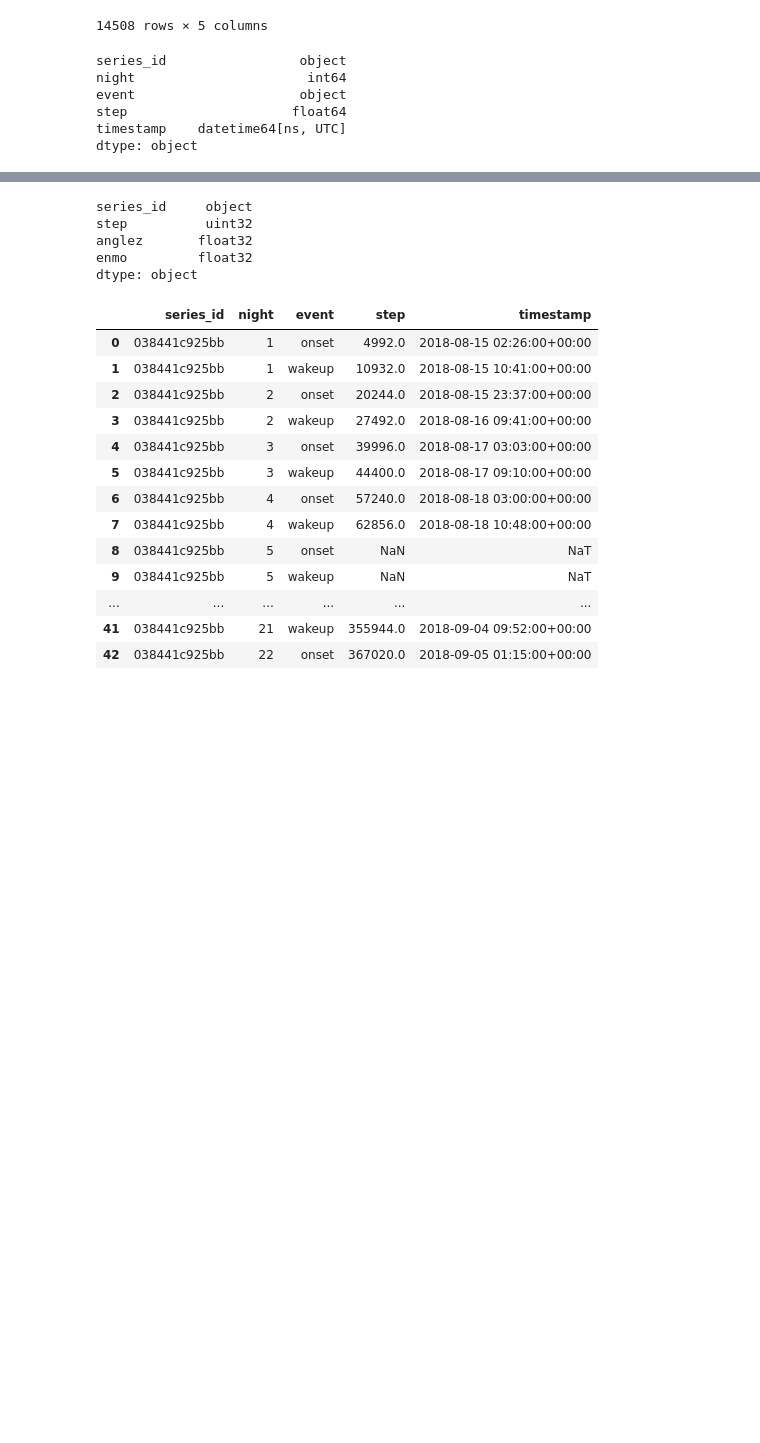
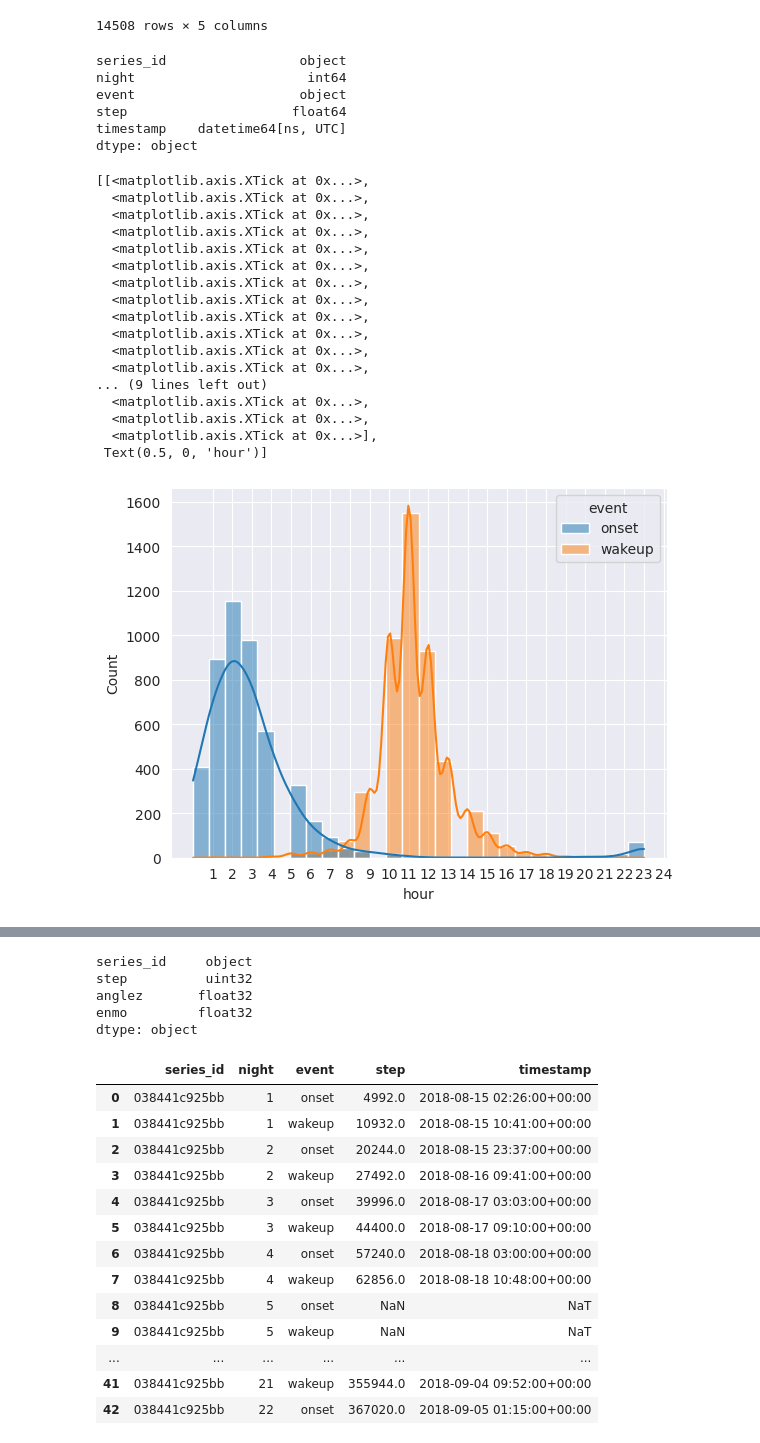
Before and after one commit to RikiTikkiTavi/kaggle-detect_sleep_states, a Jupyter notebook: notebooks/1-EDA.ipynb, the cells around one changed output, grey strips where cells are left out. Cells and saved outputs as stored; diff of their text form; code cells hidden in the pictures; blank space fills up the shorter version.

```diff
--- a/notebooks/1-EDA.ipynb
+++ b/notebooks/1-EDA.ipynb
@@ -50,6 +55,28 @@ event                     object
 step                     float64
 timestamp    datetime64[ns, UTC]
 dtype: object
+# %%
+ax = sns.histplot(df_train_events, x=df_train_events["timestamp"].dt.hour, hue="event", kde=True)
+ax.set(xticks=list(range(1, 25)), xlabel="hour")
+# %% [output]
+[[<matplotlib.axis.XTick at 0x...>,
+  <matplotlib.axis.XTick at 0x...>,
+  <matplotlib.axis.XTick at 0x...>,
+  <matplotlib.axis.XTick at 0x...>,
+  <matplotlib.axis.XTick at 0x...>,
+  <matplotlib.axis.XTick at 0x...>,
+  <matplotlib.axis.XTick at 0x...>,
+  <matplotlib.axis.XTick at 0x...>,
+  <matplotlib.axis.XTick at 0x...>,
+  <matplotlib.axis.XTick at 0x...>,
+  <matplotlib.axis.XTick at 0x...>,
+  <matplotlib.axis.XTick at 0x...>,
+... (9 lines left out)
+  <matplotlib.axis.XTick at 0x...>,
+  <matplotlib.axis.XTick at 0x...>,
+  <matplotlib.axis.XTick at 0x...>],
+ Text(0.5, 0, 'hour')]
+[figure, added]
 # %%
 def read_series(series_id: str, path_series_file: Path) -> pd.DataFrame:
     df = pa.parquet.read_table(
```
Also changed, not shown: parts of 7 cells of this notebook, 1 other file.
